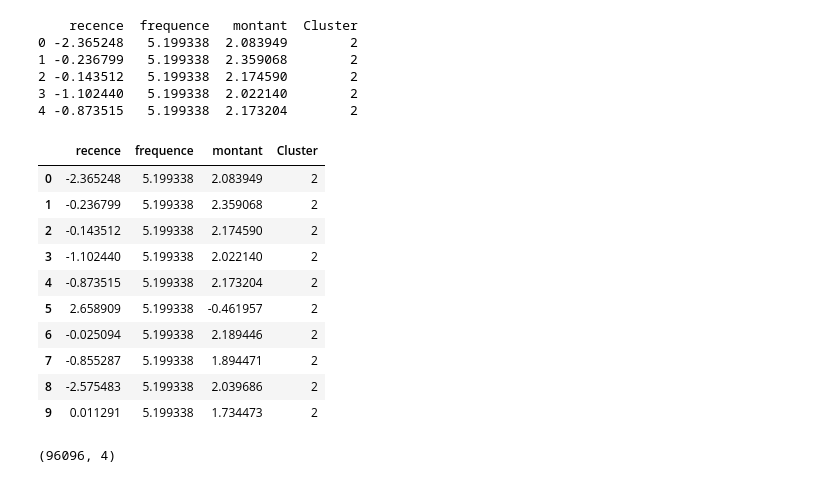
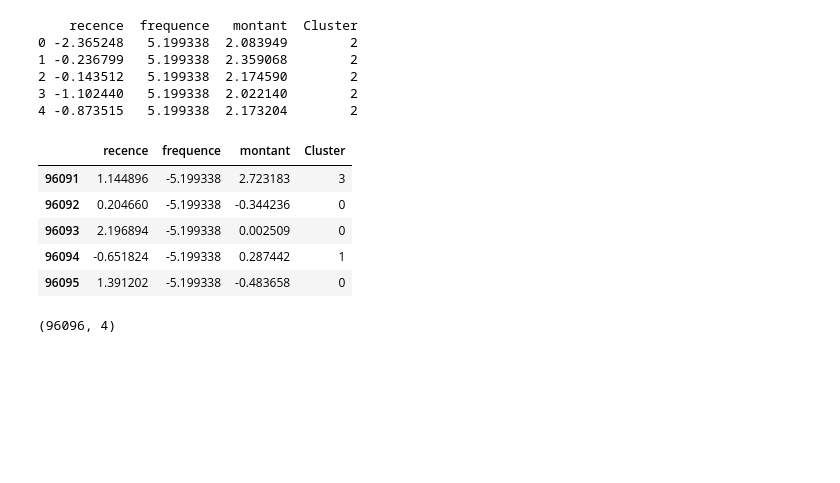
Before and after one commit to ludovic-source/Data_scientist_formation, a Jupyter notebook: projet_5/Projet_5_essais.ipynb, the cells around one changed output. Cells and saved outputs as stored; diff of their text form; code cells hidden in the pictures; blank space fills up the shorter version.

```diff
--- a/projet_5/Projet_5_essais.ipynb
+++ b/projet_5/Projet_5_essais.ipynb
@@ -244,19 +244,14 @@ print(X_1_with_labels.head())
 3 -1.102440   5.199338  2.022140        2
 4 -0.873515   5.199338  2.173204        2
 # %%
-X_1_with_labels.head(10)
+X_1_with_labels.tail()
 # %% [output]
 |  | recence | frequence | montant | Cluster |
-| 0 | -2.365248 | 5.199338 | 2.083949 | 2 |
-| 1 | -0.236799 | 5.199338 | 2.359068 | 2 |
-| 2 | -0.143512 | 5.199338 | 2.174590 | 2 |
-| 3 | -1.102440 | 5.199338 | 2.022140 | 2 |
-| 4 | -0.873515 | 5.199338 | 2.173204 | 2 |
-| 5 | 2.658909 | 5.199338 | -0.461957 | 2 |
-| 6 | -0.025094 | 5.199338 | 2.189446 | 2 |
-| 7 | -0.855287 | 5.199338 | 1.894471 | 2 |
-| 8 | -2.575483 | 5.199338 | 2.039686 | 2 |
-| 9 | 0.011291 | 5.199338 | 1.734473 | 2 |
+| 96091 | 1.144896 | -5.199338 | 2.723183 | 3 |
+| 96092 | 0.204660 | -5.199338 | -0.344236 | 0 |
+| 96093 | 2.196894 | -5.199338 | 0.002509 | 0 |
+| 96094 | -0.651824 | -5.199338 | 0.287442 | 1 |
+| 96095 | 1.391202 | -5.199338 | -0.483658 | 0 |
 # %%
 X_1_with_labels.shape
 # %% [output]
```
Also changed, not shown: parts of 12 cells of this notebook.
